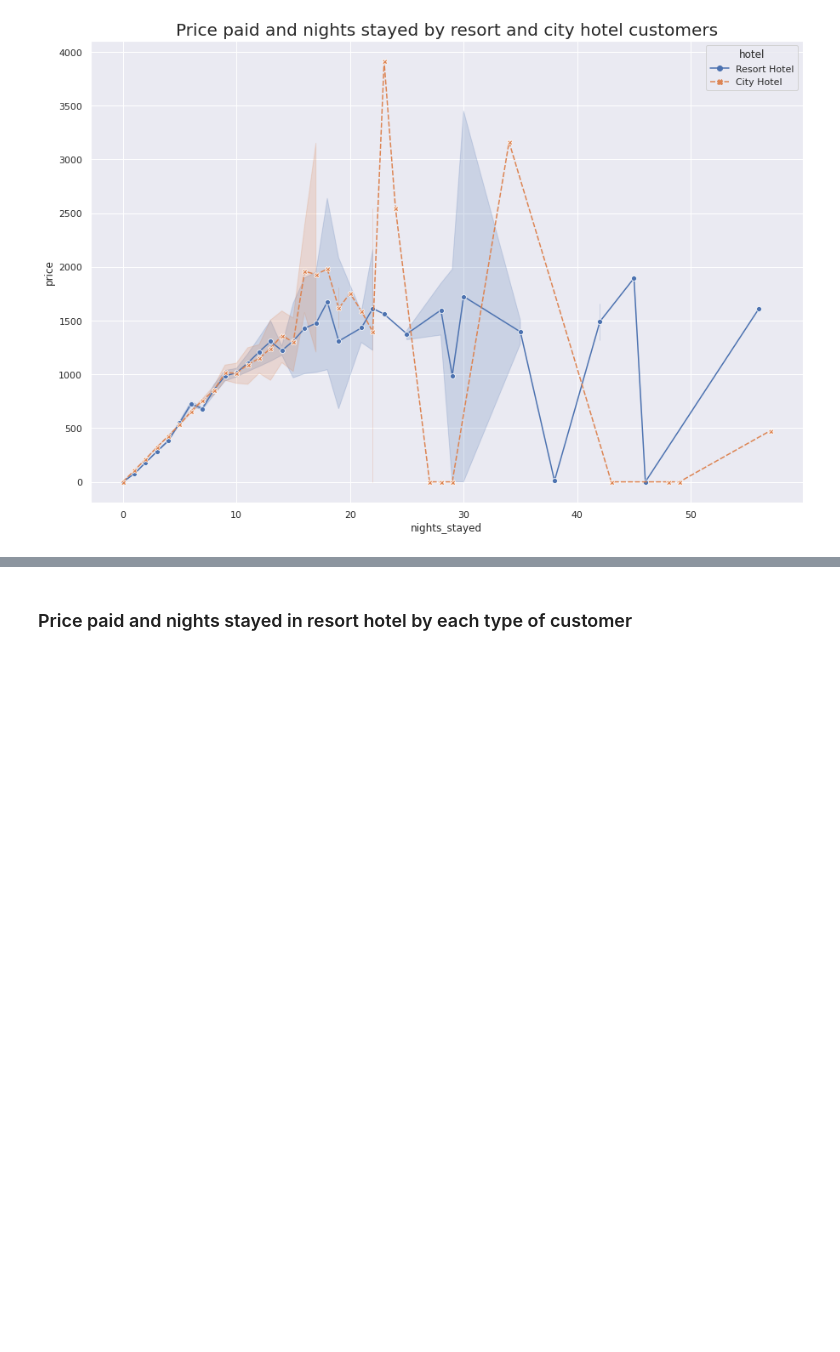
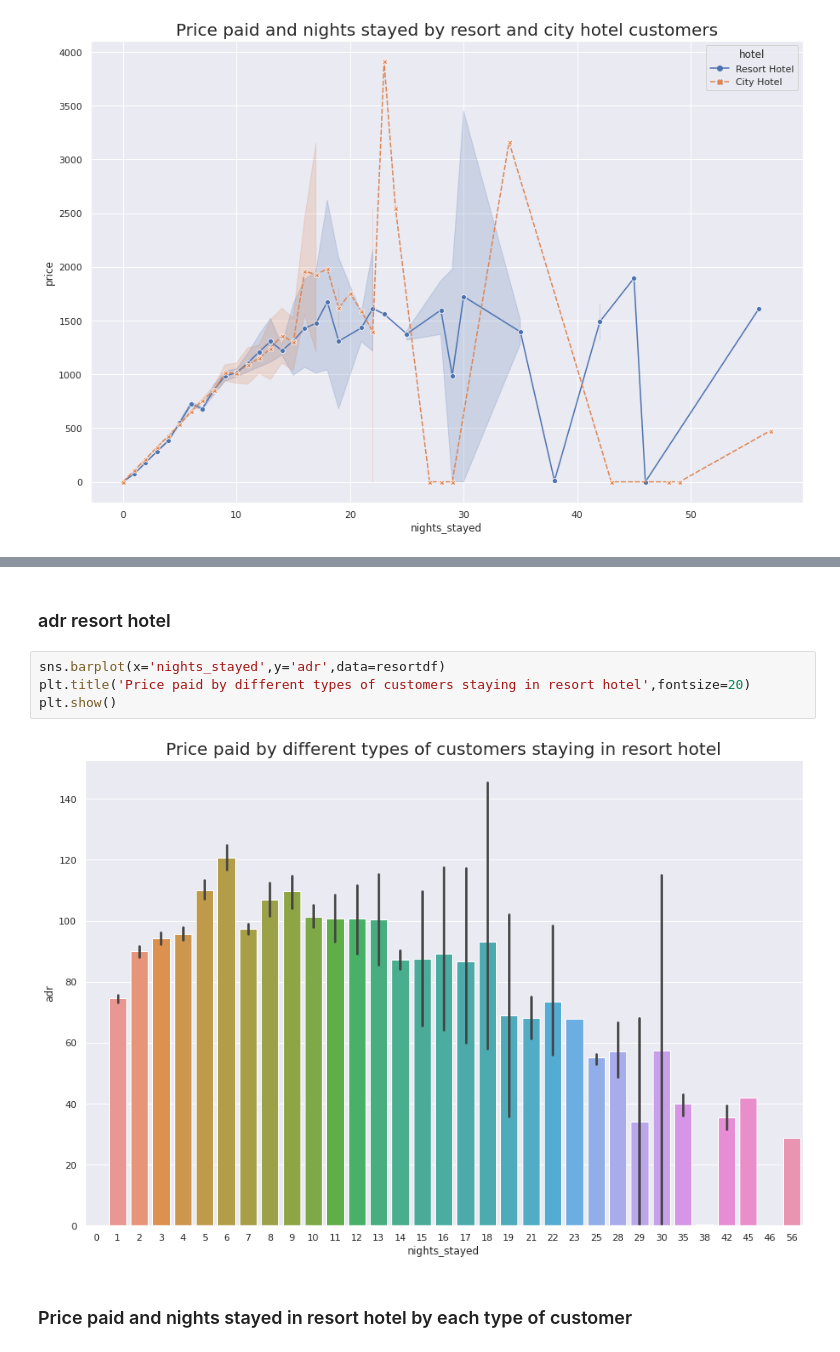
Before and after one commit to LuvMutreja/Hotel-booking-analysis, a Jupyter notebook: Luv_Mutreja_Hotel_Booking_Analysis_Capstone_Project.ipynb, the cells around one changed output, grey strips where cells are left out. Drawn from its saved outputs; the diff is of its cells as text; blank space fills up the shorter version.

```diff
--- a/Luv_Mutreja_Hotel_Booking_Analysis_Capstone_Project.ipynb
+++ b/Luv_Mutreja_Hotel_Booking_Analysis_Capstone_Project.ipynb
@@ -514,3 +533,11 @@ plt.show()
+# %% [markdown]
+### adr resort hotel
+# %%
+sns.barplot(x='nights_stayed',y='adr',data=resortdf)
+plt.title('Price paid by different types of customers staying in resort hotel',fontsize=20)
+plt.show()
+# %% [output]
+[figure, added]
 # %% [markdown]
 ### Price paid and nights stayed in resort hotel by each type of customer
 # %%
```
Also changed, not shown: parts of 23 cells of this notebook.
